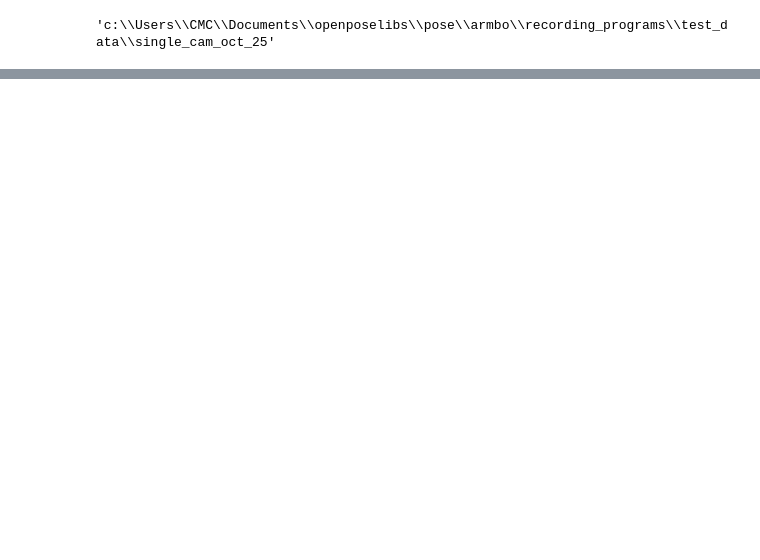
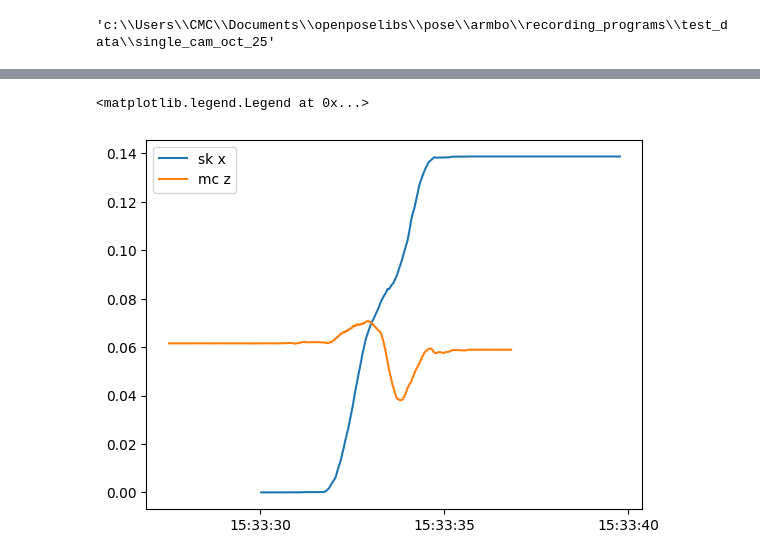
Before and after one commit to SujithChristopher/armbo_preliminary_work, a Jupyter notebook: ipy_notebooks/mecanum_imu_validation.ipynb, the cells around one changed output, grey strips where cells are left out. Cells and saved outputs as stored; diff of their text form; code cells hidden in the pictures; blank space fills up the shorter version.

Commit message:
wheels

```diff
--- a/ipy_notebooks/mecanum_imu_validation.ipynb
+++ b/ipy_notebooks/mecanum_imu_validation.ipynb
@@ -29,3 +25,11 @@ mc_df, st_time = read_df_csv(_mc_pth)
+# %%
+sk_df = pd.read_csv(_sensor_pth)
+mc_df, st_time = read_df_csv(_mc_pth)
+mc_df = add_datetime_col(mc_df, st_time,_name="seconds")
+
+radius = 47.5/1000
+lx = 79 #half of the distance between the wheels
+ly = 122.5/2
 # %%
 sk_df
 # %% [output]
@@ -44,0 +49,6 @@ sk_df
+# %%
+_sk_df = set_zero(sk_df)
+_sk_df, _ang_column = get_angular_velocity(_sk_df)
+_sk_df, _ = get_directional_velocity(_sk_df, _ang_column, radius, lx, ly)
+_sk_df, _ = get_position(_sk_df)
+_sk_df["sys_time"] = pd.to_datetime(_sk_df["sys_time"])
@@ -44,0 +71,7 @@ sk_df
+# %%
+plt.plot(_sk_df["sys_time"], _sk_df['x_val']*-1, label = "sk x")
+plt.plot(mc_df["time"], mc_df['center_z'], label = "mc z")
+plt.legend()
+# %% [output]
+<matplotlib.legend.Legend at 0x...>
+[figure, added]
```
Also changed, not shown: parts of 6 cells of this notebook, 1 other file.
